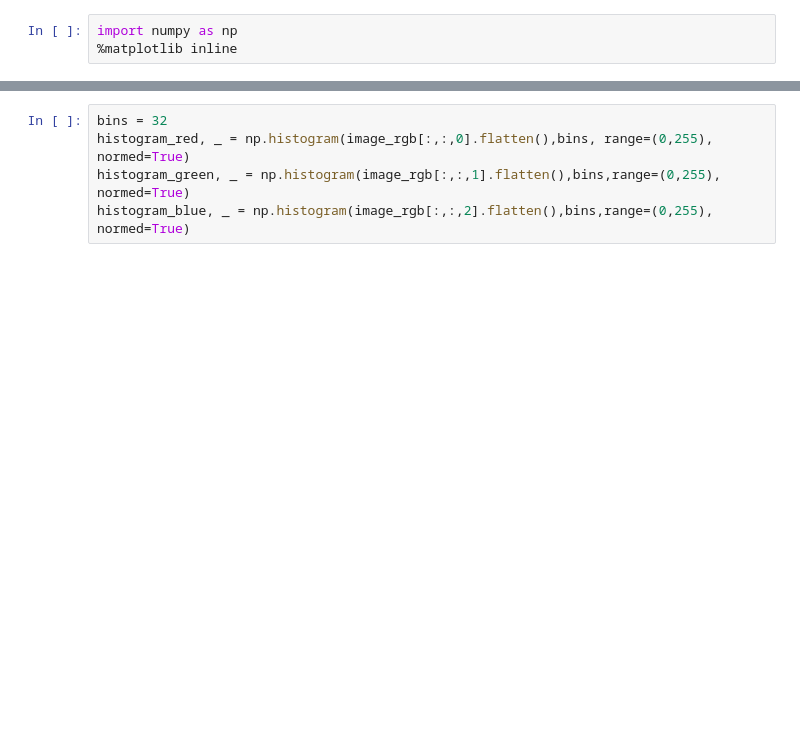
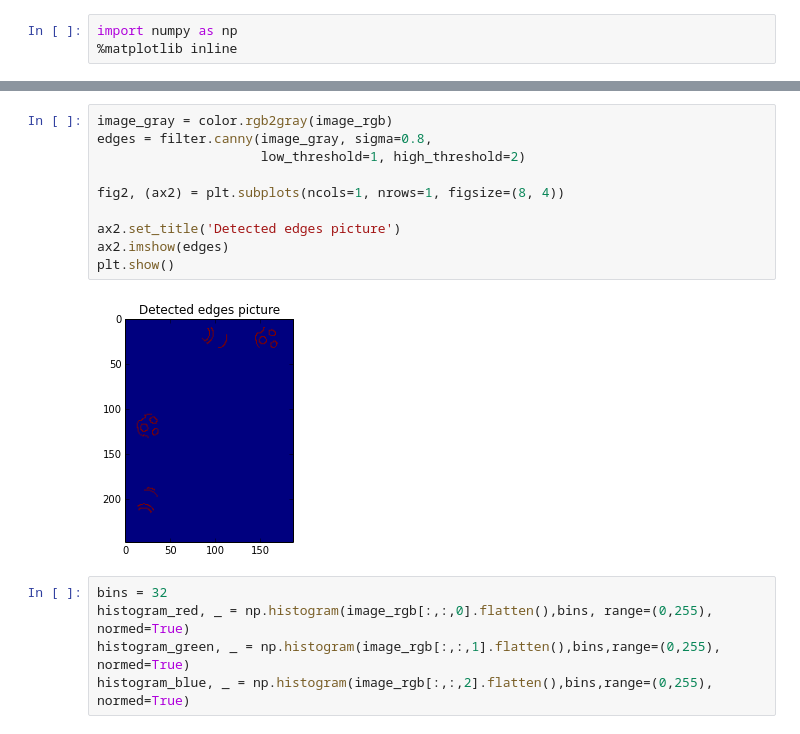
Before and after one commit to dinob0t/pp_class, a Jupyter notebook: color_histograms.ipynb, the cells around one changed output, grey strips where cells are left out. Drawn from its saved outputs; the diff is of its cells as text; blank space fills up the shorter version.

Commit message:
added edges

```diff
--- a/color_histograms.ipynb
+++ b/color_histograms.ipynb
@@ -26,3 +26,15 @@ plt.show()
+# %%
+image_gray = color.rgb2gray(image_rgb)
+edges = filter.canny(image_gray, sigma=0.8,
+                     low_threshold=1, high_threshold=2)
+
+fig2, (ax2) = plt.subplots(ncols=1, nrows=1, figsize=(8, 4))
+
+ax2.set_title('Detected edges picture')
+ax2.imshow(edges)
+plt.show()
+# %% [output]
+[figure, added]
 # %%
 bins = 32
 histogram_red, _ = np.histogram(image_rgb[:,:,0].flatten(),bins, range=(0,255), normed=True)
```
Also changed, not shown: parts of 5 cells of this notebook.
